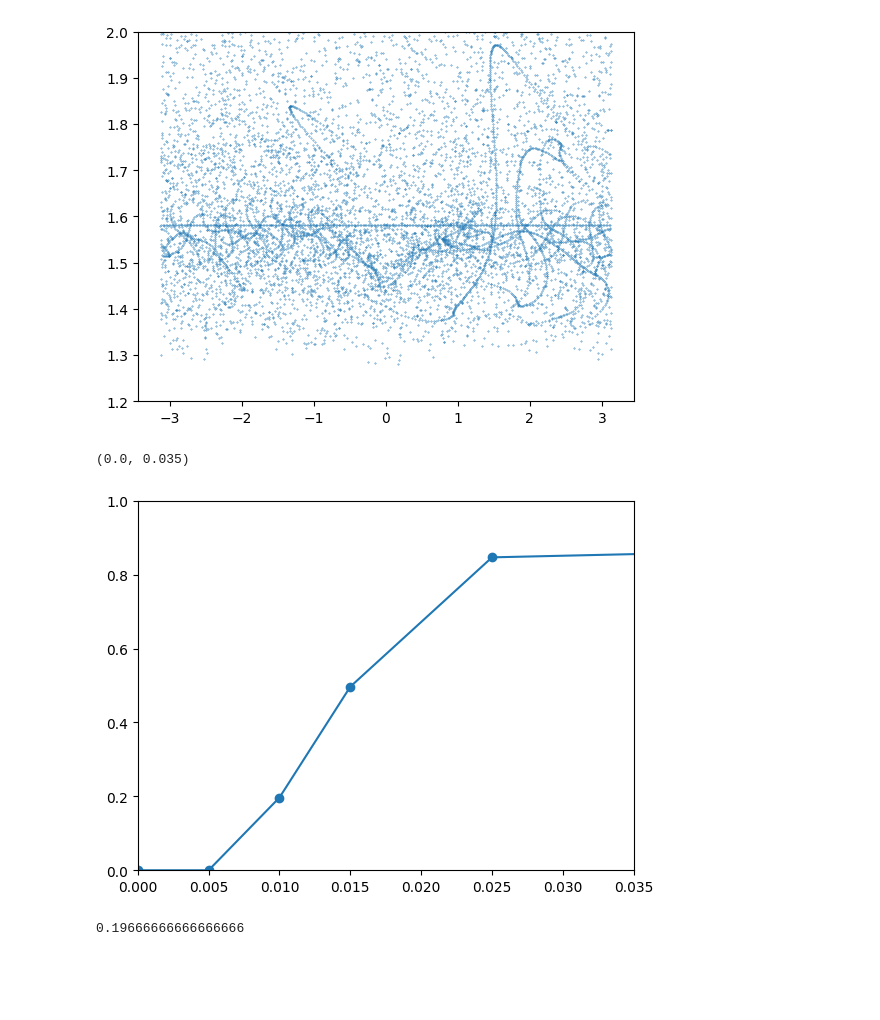
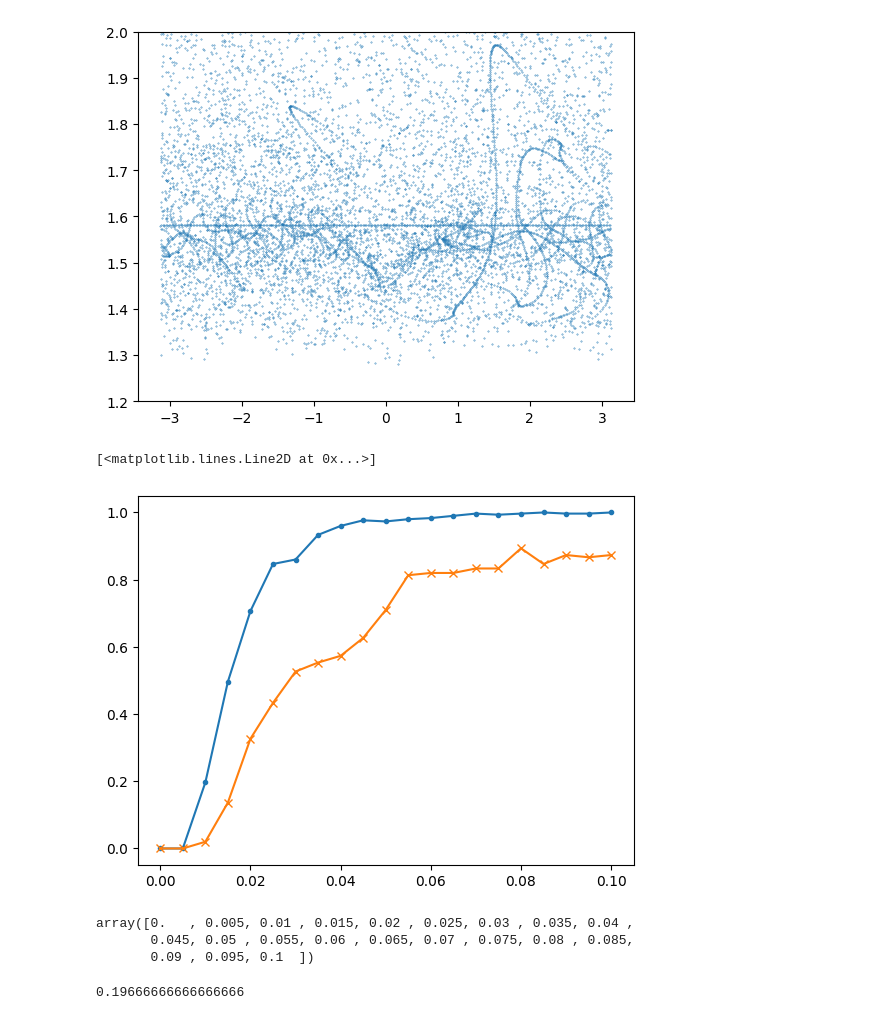
Before and after one commit to Gabriel-Amici/MorseCoulomb, a Jupyter notebook: notebooks/development/classes/dynamics_tests.ipynb, the cells around one changed output. Drawn from its saved outputs; the diff is of its cells as text; code cells hidden in the pictures; blank space fills up the shorter version.

```diff
--- a/notebooks/development/classes/dynamics_tests.ipynb
+++ b/notebooks/development/classes/dynamics_tests.ipynb
@@ -321,23 +324,32 @@ plt.ylim(1.2, 2)
 (1.2, 2.0)
 [figure]
 # %%
-ionz = []
+ionz_sc = []
+# %%
+amps = np.arange(0, 0.105, 0.005)
 # %%
-for amp in [0, 0.005, 0.01, 0.015, 0.2, 0.025]:
+for amp in amps:
     fld.amplitude = amp
 
     pmap = syst.poincare_map(integ, Nt=50)
     ionz.append(pmap.ionization_probability())
+# %%
+for amp in amps:
+    fld.amplitude = amp
+
+    pmap = syst_sc.poincare_map(integ, Nt=50)
+    ionz_sc.append(pmap.ionization_probability())
+# %%
+plt.plot(amps, ionz, marker=".")
+plt.plot(amps, ionz_sc, marker="x")
+# %% [output]
+[<matplotlib.lines.Line2D at 0x...>]
+[figure, added]
 # %%
-F = [0, 0.005, 0.01, 0.015, 0.2, 0.025]
-F = sorted(F)
-ionz = sorted(ionz)
-plt.plot(F, ionz, marker='o')
-plt.ylim(0, 1)
-plt.xlim(0, 0.035)
 # %% [output]
-(0.0, 0.035)
+array([0.   , 0.005, 0.01 , 0.015, 0.02 , 0.025, 0.03 , 0.035, 0.04 ,
+       0.045, 0.05 , 0.055, 0.06 , 0.065, 0.07 , 0.075, 0.08 , 0.085,
+       0.09 , 0.095, 0.1  ])
-[figure, removed]
 # %%
 pmap.ionization_probability()
 # %% [output]
```
Also changed, not shown: parts of 2 cells of this notebook, 2 other files.
